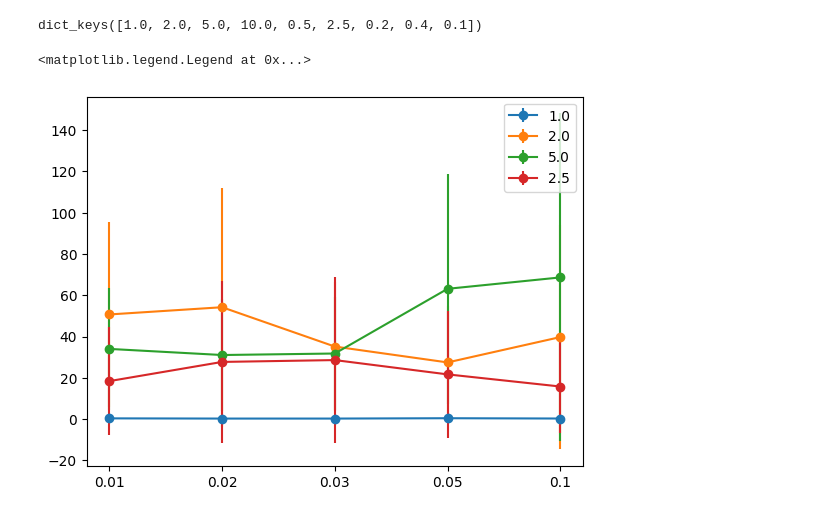
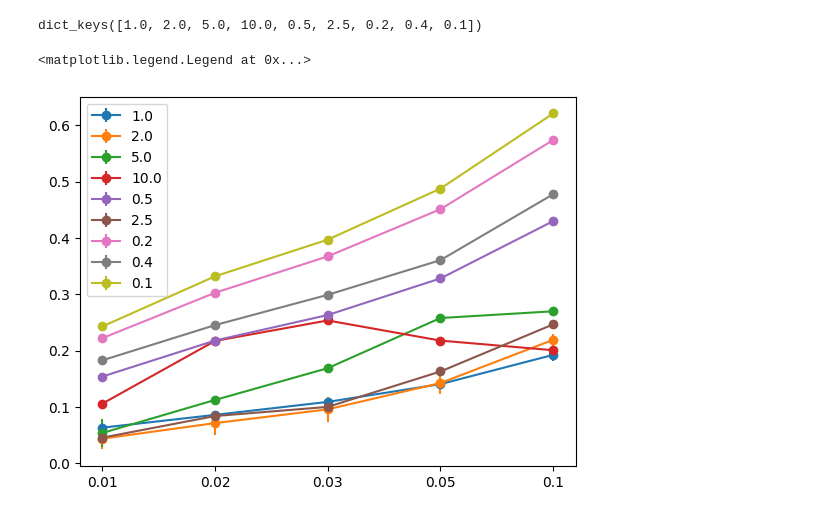
Before and after one commit to wormLove/DCNet, a Jupyter notebook: DCNet_Pytorch.ipynb, the cells around one changed output. Saved outputs shown, nothing was run; the diff lists cells and outputs as text; code cells hidden in the pictures.

```diff
--- a/DCNet_Pytorch.ipynb
+++ b/DCNet_Pytorch.ipynb
@@ -394,15 +394,17 @@ class ModuleD(nn.Module):
         self.fc1.weight = torch.nn.Parameter(W.T)
         self.w_recurrent = self.set_recurrent_weights(w_lateral)
         self.fc2 = nn.Linear(W.shape[1], W.shape[1], bias=False)
-        self.activation = nn.ReLU()
+        self.activation1 = nn.Softmax(dim=1)
+        self.activation2 = nn.ReLU()
         self.turn_grads_off()
 
 
     def forward(self, x: torch.Tensor):
         out_ = self.fc1(x)
+        out_ = self.activation1(out_)
         self.approximate_recurrence(out_)
         out_ = self.fc2(out_)
-        out_f = self.activation(out_)
+        out_f = self.activation2(out_)
         self.update_forward_weights(x, out_f) if self.mode == 'l' else None
         return out_f
 
@@ -439,7 +485,7 @@ class ModuleD(nn.Module):
 # %%
 E = torch.zeros(4, 4, 5)
-Y_hat = {}
-Y = {}
+SimScores = torch.zeros(4, 4, 5)
+
 
 # test on dictionaries where response based on similarity is good approximator of final response
 
@@ -454,12 +500,12 @@ for i, n in enumerate([100, 200, 500, 1000]):
                 y = torch.zeros(1, m)
                 ind = torch.randint(0, m, (int(m*s),))
                 y[0, ind] = 1
-                Y[m] = torch.vstack((Y.get(m, torch.zeros(1, m)), y))
                 x = torch.mm(y, W_n.T)
-                Y_hat[m] = torch.vstack((Y_hat.get(m, torch.zeros(1, m)), torch.mm(x, W_n)))
                 layer = ModuleD(W_n)
-                output = layer(x)
-                E[i, j, k] += torch.norm(y - output, p='fro')/torch.norm(y, p='fro')
+                y_hat = layer(x)
+                y_0 = torch.mm(x, W_n)
+                E[i, j, k] += torch.flatten(torch.mm(y, y_hat.T), start_dim=0)[0]/(torch.norm(y, p='fro')*torch.norm(y_hat, p='fro'))
+                SimScores[i, j, k] += torch.flatten(compare_vecs(y, y_0, n), start_dim=0)[0]
 # %% [output]
 100
 200
@@ -469,20 +515,21 @@ for i, n in enumerate([100, 200, 500, 1000]):
 from matplotlib import pyplot as plt
 # %%
 ErrorDict = {}
+SimDict = {}
 for i, n in enumerate([100, 200, 500, 1000]):
     for j, m in enumerate([100, 200, 500, 1000]):
         ratio = m/n
         ErrorDict[ratio] = torch.vstack((ErrorDict.get(ratio, torch.empty(1, 5)), E[i, j, :]))
+        SimDict[ratio] = torch.vstack((SimDict.get(ratio, torch.empty(1, 5)), SimScores[i, j, :]))
 print(ErrorDict.keys())
 # %% [output]
 dict_keys([1.0, 2.0, 5.0, 10.0, 0.5, 2.5, 0.2, 0.4, 0.1])
 # %%
 for k, v in ErrorDict.items():
-    if k >= 1 and k < 10:
-        y_err = 0.01*torch.std(v, dim=0)
-        plt.errorbar([*range(5)], 0.01*torch.mean(v, dim=0), label=str(k), yerr = y_err, marker='o')
+        y_err = 0.01*torch.std(v[1:,:], dim=0)
+        plt.errorbar([*range(5)], 0.01*torch.mean(v[1:,:], dim=0), label=str(k), yerr = y_err, marker='o')
         plt.xticks(range(5), [0.01, 0.02, 0.03, 0.05, 0.1])
 plt.legend()
 # %% [output]
 <matplotlib.legend.Legend at 0x...>
-[figure, old version]
+[figure, new version]
```
Also changed, not shown: parts of 13 cells of this notebook.
